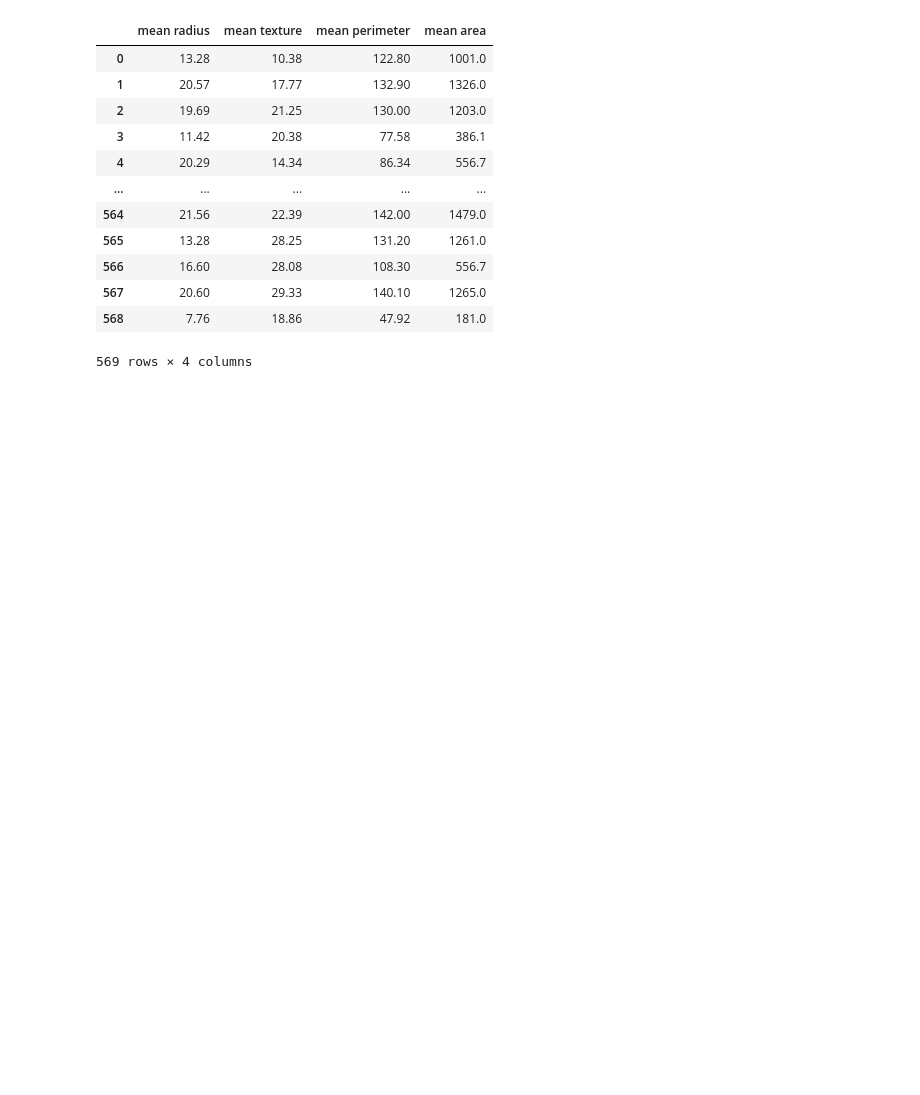
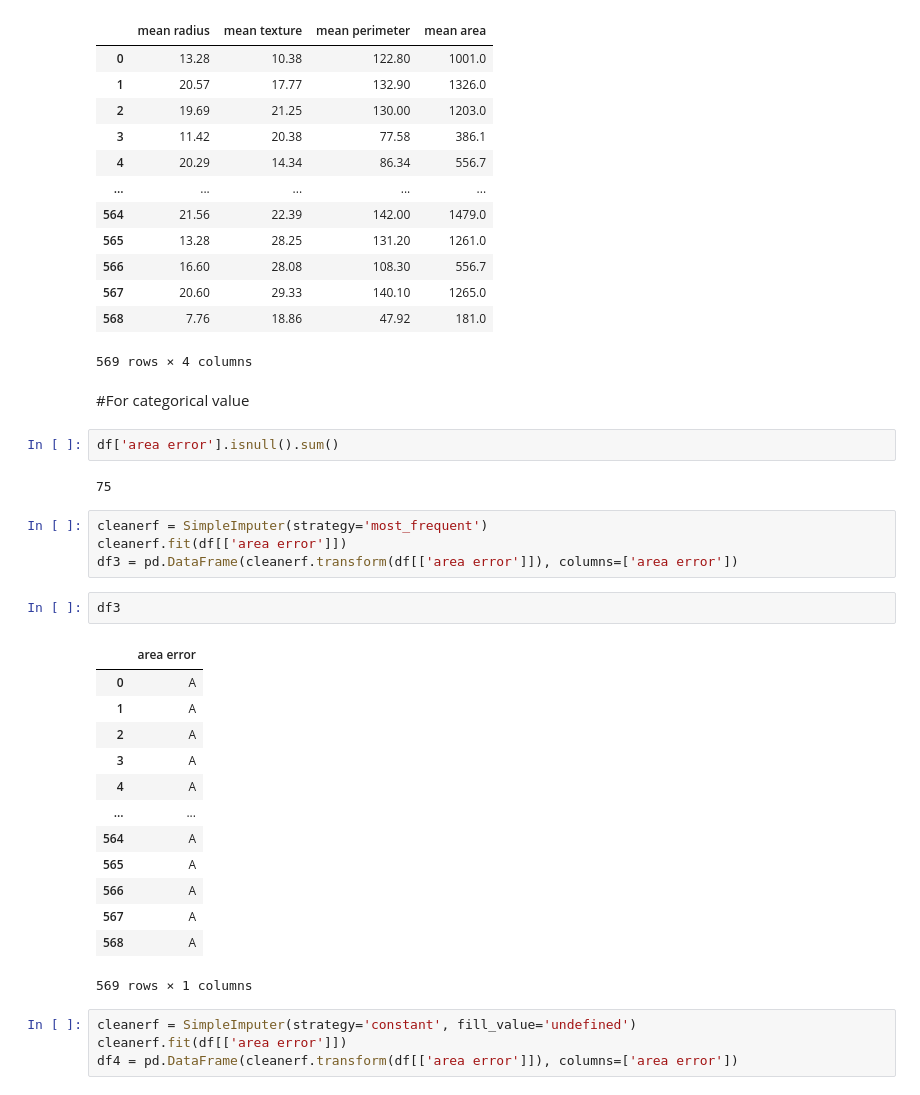
Before and after one commit to CHERUGAD/Machine_learning, a Jupyter notebook: datacleaning.ipynb, the cells around one changed output. Drawn from its saved outputs; the diff is of its cells as text; blank space fills up the shorter version.

```diff
--- a/datacleaning.ipynb
+++ b/datacleaning.ipynb
@@ -239,3 +225,33 @@ df2
 | 567 | 20.60 | 29.33 | 140.10 | 1265.0 |
 | 568 | 7.76 | 18.86 | 47.92 | 181.0 |
 569 rows × 4 columns
+# %% [markdown]
+#For categorical value
+# %%
+df['area error'].isnull().sum()
+# %% [output]
+75
+# %%
+cleanerf = SimpleImputer(strategy='most_frequent')
+cleanerf.fit(df[['area error']])
+df3 = pd.DataFrame(cleanerf.transform(df[['area error']]), columns=['area error'])
+# %%
+df3
+# %% [output]
+|  | area error |
+| 0 | A |
+| 1 | A |
+| 2 | A |
+| 3 | A |
+| 4 | A |
+| ... | ... |
+| 564 | A |
+| 565 | A |
+| 566 | A |
+| 567 | A |
+| 568 | A |
+569 rows × 1 columns
+# %%
+cleanerf = SimpleImputer(strategy='constant', fill_value='undefined')
+cleanerf.fit(df[['area error']])
+df4 = pd.DataFrame(cleanerf.transform(df[['area error']]), columns=['area error'])
```
Also changed, not shown: parts of 2 cells of this notebook.
